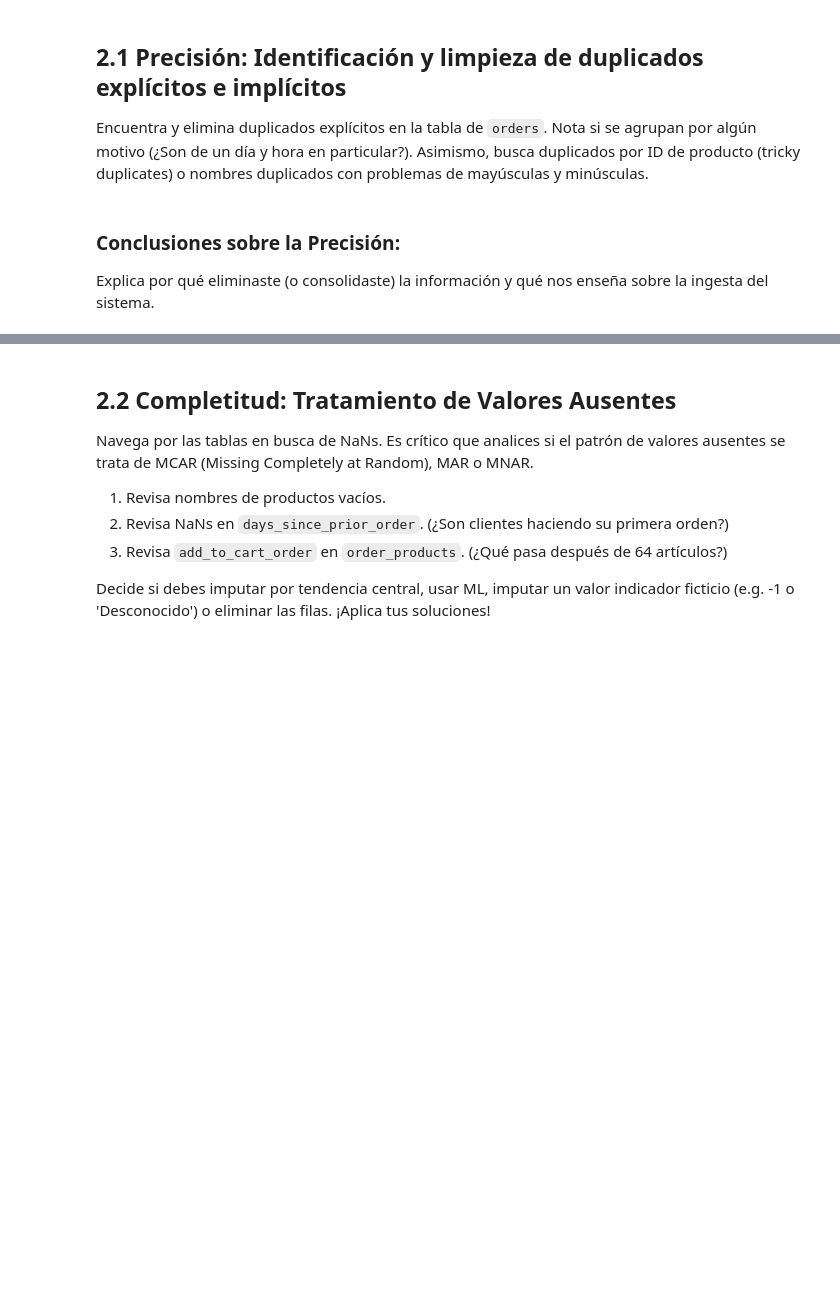
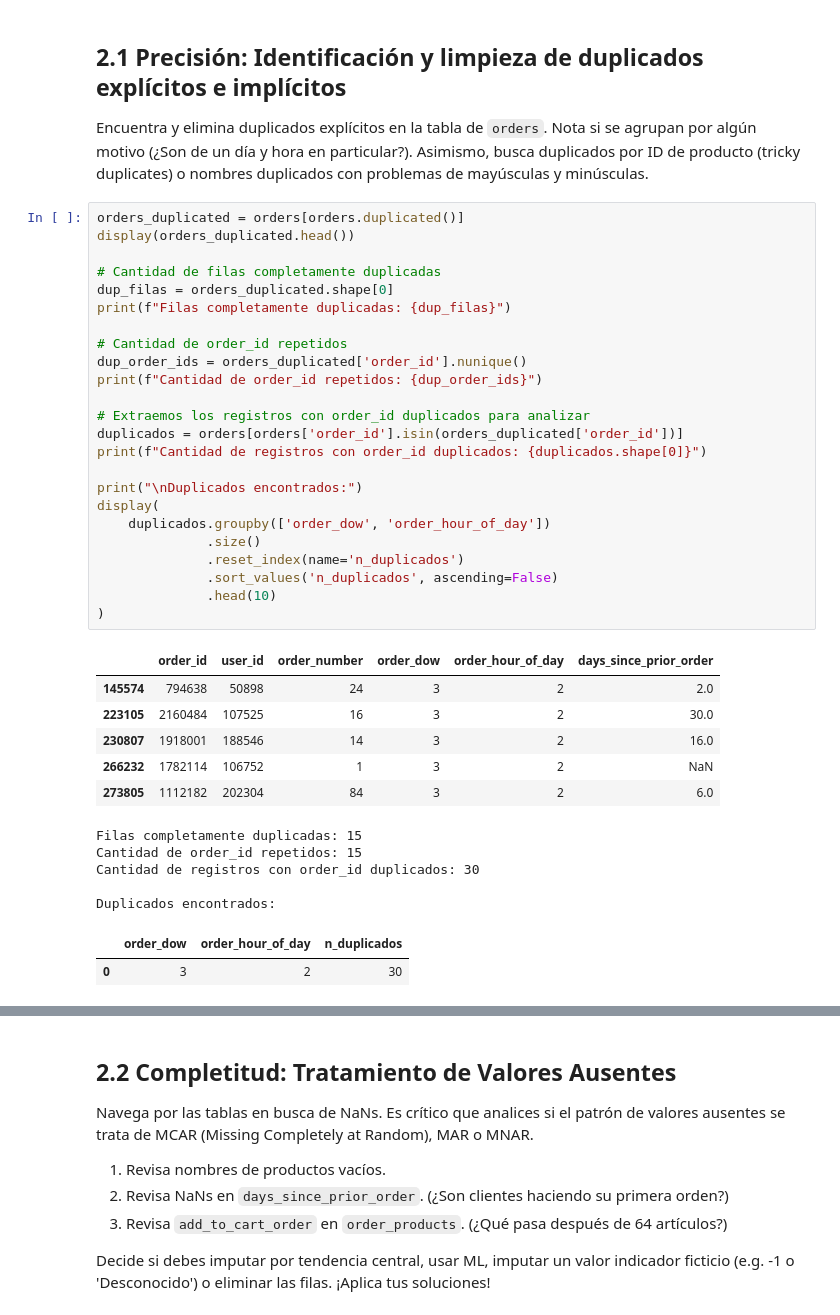
Before and after one commit to mpillapa/workshop-3, a Jupyter notebook: taller_3_Manuel_Pillapa.ipynb, the cells around one changed output, grey strips where cells are left out. Drawn from its saved outputs; the diff is of its cells as text; blank space fills up the shorter version.

```diff
--- a/taller_3_Manuel_Pillapa.ipynb
+++ b/taller_3_Manuel_Pillapa.ipynb
@@ -197,6 +308,41 @@ Basado en la teoría vista, somete a tus 5 tablas al escrutinio en las cuatro di
 # %% [markdown]
 ## 2.1 Precisión: Identificación y limpieza de duplicados explícitos e implícitos
 Encuentra y elimina duplicados explícitos en la tabla de `orders`. Nota si se agrupan por algún motivo (¿Son de un día y hora en particular?). Asimismo, busca duplicados por ID de producto (tricky duplicates) o nombres duplicados con problemas de mayúsculas y minúsculas.
-# %% [markdown]
-### Conclusiones sobre la Precisión:
-Explica por qué eliminaste (o consolidaste) la información y qué nos enseña sobre la ingesta del sistema.
+# %%
+orders_duplicated = orders[orders.duplicated()]
+display(orders_duplicated.head())
+
+# Cantidad de filas completamente duplicadas
+dup_filas = orders_duplicated.shape[0]
+print(f"Filas completamente duplicadas: {dup_filas}")
+
+# Cantidad de order_id repetidos
+dup_order_ids = orders_duplicated['order_id'].nunique()
+print(f"Cantidad de order_id repetidos: {dup_order_ids}")
+
+# Extraemos los registros con order_id duplicados para analizar
+duplicados = orders[orders['order_id'].isin(orders_duplicated['order_id'])]
+print(f"Cantidad de registros con order_id duplicados: {duplicados.shape[0]}")
+
+print("\nDuplicados encontrados:")
+display(
+    duplicados.groupby(['order_dow', 'order_hour_of_day'])
+              .size()
+              .reset_index(name='n_duplicados')
+              .sort_values('n_duplicados', ascending=False)
+              .head(10)
+)
+# %% [output]
+|  | order_id | user_id | order_number | order_dow | order_hour_of_day | days_since_prior_order |
+| 145574 | 794638 | 50898 | 24 | 3 | 2 | 2.0 |
+| 223105 | 2160484 | 107525 | 16 | 3 | 2 | 30.0 |
+| 230807 | 1918001 | 188546 | 14 | 3 | 2 | 16.0 |
+| 266232 | 1782114 | 106752 | 1 | 3 | 2 | NaN |
+| 273805 | 1112182 | 202304 | 84 | 3 | 2 | 6.0 |
+Filas completamente duplicadas: 15
+Cantidad de order_id repetidos: 15
+Cantidad de registros con order_id duplicados: 30
+
+Duplicados encontrados:
+|  | order_dow | order_hour_of_day | n_duplicados |
+| 0 | 3 | 2 | 30 |
```
Also changed, not shown: parts of 11 cells of this notebook.
